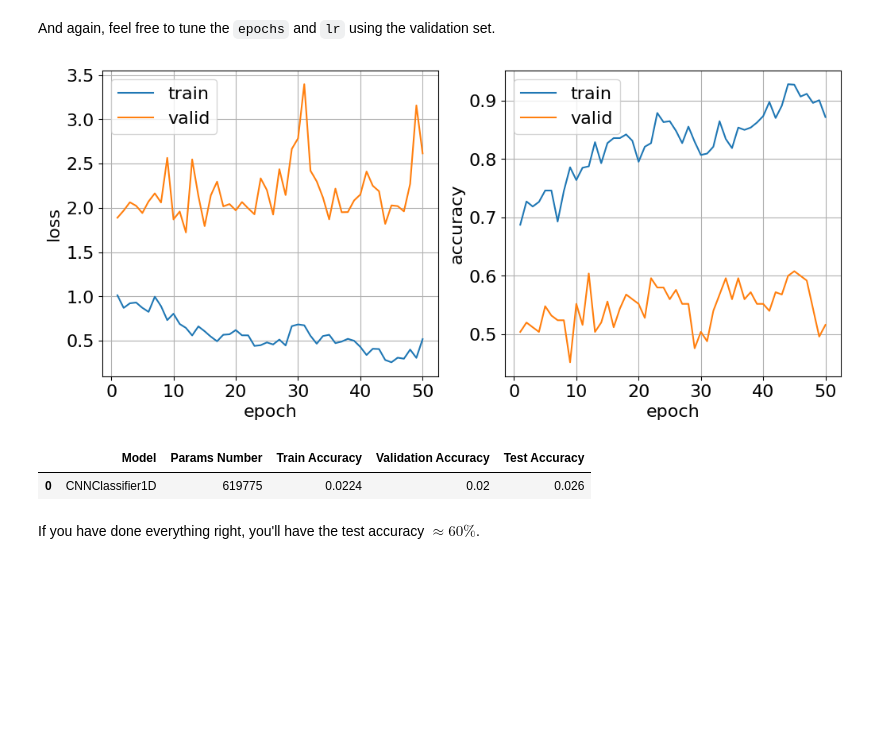
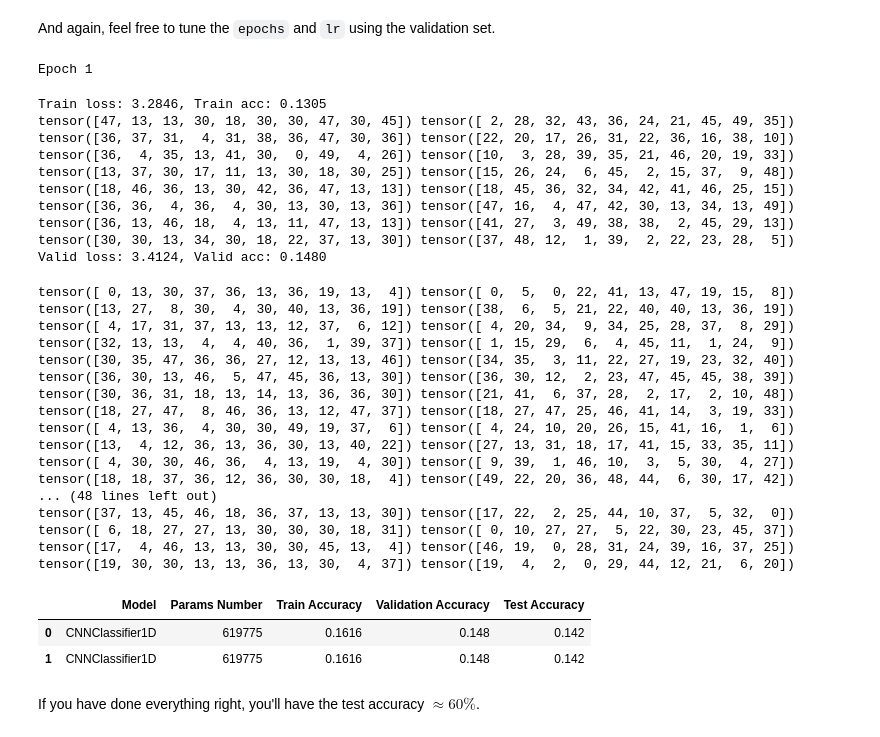
Before and after one commit to msh2481/dl, a Jupyter notebook: Practice_5_Audio.ipynb, the cells around one changed output. Saved outputs shown, nothing was run; the diff lists cells and outputs as text; code cells hidden in the pictures; blank space fills up the shorter version.

```diff
--- a/Practice_5_Audio.ipynb
+++ b/Practice_5_Audio.ipynb
@@ -310,14 +310,7 @@ def plot_losses(
     plt.show()
 
 
-def train_model(
-    train_loader,
-    valid_loader,
-    model,
-    epochs,
-    lr,
-    transform=None
-):
+def train_model(train_loader, valid_loader, model, epochs, lr, transform=None):
     """
     :param     train_loader: the training dataloader
     :param     valid_loader: the validation dataloader
@@ -337,15 +330,11 @@ def train_model(
     best_score = -1e18
 
     def update_best_model(current_model, current_score):
-        nonlocal best_score
+        nonlocal best_score, best_model
         if current_score <= best_score:
             return
         best_score = current_score
-        with torch.no_grad():
-            for best_param, current_param in zip(
-                best_model.parameters(), current_model.parameters()
-            ):
-                best_param.data = current_param.data.clone()
+        best_model = copy.deepcopy(current_model)
 
     for epoch in range(1, epochs + 1):
         print(f"Epoch {epoch}")
@@ -390,8 +379,7 @@ def train_model(
                 train_loss_values, valid_loss_values, train_acc_values, valid_acc_values
             )
 
-    model.load_state_dict(best_model.state_dict())
-    torch.cuda.empty_cache()
+    return best_model
 
 
 def get_num_params(model):
@@ -487,7 +475,7 @@ if torch.cuda.is_available():
 # %% [output]
 AttentionClassifier has 599730 parameters
 # %%
-train_model(
+classifier = train_model(
     train_loader,
     valid_loader,
     classifier,
@@ -497,5 +485,5 @@ train_model(
 # %% [output]
 [figure]
 # %%
-eval_df = evaluate_model(classifier, eval_df=None)
+attn_eval_df = evaluate_model(classifier, eval_df=None)
 # %% [output]
@@ -588,14 +593,42 @@ CNNClassifier1D has 619775 parameters
 # %% [markdown]
 And again, feel free to tune the `epochs` and `lr` using the validation set.
 # %%
-train_model(train_loader, valid_loader, classifier, epochs=50, lr=1e-3)
+classifier = train_model(train_loader, valid_loader, classifier, epochs=1, lr=1e-3)
 # %% [output]
-[figure, removed]
+Epoch 1
+Train loss: 3.2846, Train acc: 0.1305
+tensor([47, 13, 13, 30, 18, 30, 30, 47, 30, 45]) tensor([ 2, 28, 32, 43, 36, 24, 21, 45, 49, 35])
+tensor([36, 37, 31,  4, 31, 38, 36, 47, 30, 36]) tensor([22, 20, 17, 26, 31, 22, 36, 16, 38, 10])
+tensor([36,  4, 35, 13, 41, 30,  0, 49,  4, 26]) tensor([10,  3, 28, 39, 35, 21, 46, 20, 19, 33])
+tensor([13, 37, 30, 17, 11, 13, 30, 18, 30, 25]) tensor([15, 26, 24,  6, 45,  2, 15, 37,  9, 48])
+tensor([18, 46, 36, 13, 30, 42, 36, 47, 13, 13]) tensor([18, 45, 36, 32, 34, 42, 41, 46, 25, 15])
+tensor([36, 36,  4, 36,  4, 30, 13, 30, 13, 36]) tensor([47, 16,  4, 47, 42, 30, 13, 34, 13, 49])
+tensor([36, 13, 46, 18,  4, 13, 11, 47, 13, 13]) tensor([41, 27,  3, 49, 38, 38,  2, 45, 29, 13])
+tensor([30, 30, 13, 34, 30, 18, 22, 37, 13, 30]) tensor([37, 48, 12,  1, 39,  2, 22, 23, 28,  5])
+Valid loss: 3.4124, Valid acc: 0.1480
 # %%
-eval_df = evaluate_model(classifier) #, eval_df=eval_df)
+cnn1_eval_df = evaluate_model(classifier, eval_df=attn_eval_df)
 # %% [output]
+tensor([ 0, 13, 30, 37, 36, 13, 36, 19, 13,  4]) tensor([ 0,  5,  0, 22, 41, 13, 47, 19, 15,  8])
+tensor([13, 27,  8, 30,  4, 30, 40, 13, 36, 19]) tensor([38,  6,  5, 21, 22, 40, 40, 13, 36, 19])
+tensor([ 4, 17, 31, 37, 13, 13, 12, 37,  6, 12]) tensor([ 4, 20, 34,  9, 34, 25, 28, 37,  8, 29])
+tensor([32, 13, 13,  4,  4, 40, 36,  1, 39, 37]) tensor([ 1, 15, 29,  6,  4, 45, 11,  1, 24,  9])
+tensor([30, 35, 47, 36, 36, 27, 12, 13, 13, 46]) tensor([34, 35,  3, 11, 22, 27, 19, 23, 32, 40])
+tensor([36, 30, 13, 46,  5, 47, 45, 36, 13, 30]) tensor([36, 30, 12,  2, 23, 47, 45, 45, 38, 39])
+tensor([30, 36, 31, 18, 13, 14, 13, 36, 36, 30]) tensor([21, 41,  6, 37, 28,  2, 17,  2, 10, 48])
+tensor([18, 27, 47,  8, 46, 36, 13, 12, 47, 37]) tensor([18, 27, 47, 25, 46, 41, 14,  3, 19, 33])
+tensor([ 4, 13, 36,  4, 30, 30, 49, 19, 37,  6]) tensor([ 4, 24, 10, 20, 26, 15, 41, 16,  1,  6])
+tensor([13,  4, 12, 36, 13, 36, 30, 13, 40, 22]) tensor([27, 13, 31, 18, 17, 41, 15, 33, 35, 11])
+tensor([ 4, 30, 30, 46, 36,  4, 13, 19,  4, 30]) tensor([ 9, 39,  1, 46, 10,  3,  5, 30,  4, 27])
+tensor([18, 18, 37, 36, 12, 36, 30, 30, 18,  4]) tensor([49, 22, 20, 36, 48, 44,  6, 30, 17, 42])
+... (48 lines left out)
+tensor([37, 13, 45, 46, 18, 36, 37, 13, 13, 30]) tensor([17, 22,  2, 25, 44, 10, 37,  5, 32,  0])
+tensor([ 6, 18, 27, 27, 13, 30, 30, 30, 18, 31]) tensor([ 0, 10, 27, 27,  5, 22, 30, 23, 45, 37])
+tensor([17,  4, 46, 13, 13, 30, 30, 45, 13,  4]) tensor([46, 19,  0, 28, 31, 24, 39, 16, 37, 25])
+tensor([19, 30, 30, 13, 13, 36, 13, 30,  4, 37]) tensor([19,  4,  2,  0, 29, 44, 12, 21,  6, 20])
 |  | Model | Params Number | Train Accuracy | Validation Accuracy | Test Accuracy |
-| 0 | CNNClassifier1D | 619775 | 0.0224 | 0.02 | 0.026 |
+| 0 | CNNClassifier1D | 619775 | 0.1616 | 0.148 | 0.142 |
+| 1 | CNNClassifier1D | 619775 | 0.1616 | 0.148 | 0.142 |
 # %% [markdown]
 If you have done everything right, you'll have the test accuracy $\approx 60 \%$.
 # %% [markdown]
```
Also changed, not shown: parts of 5 cells of this notebook.
